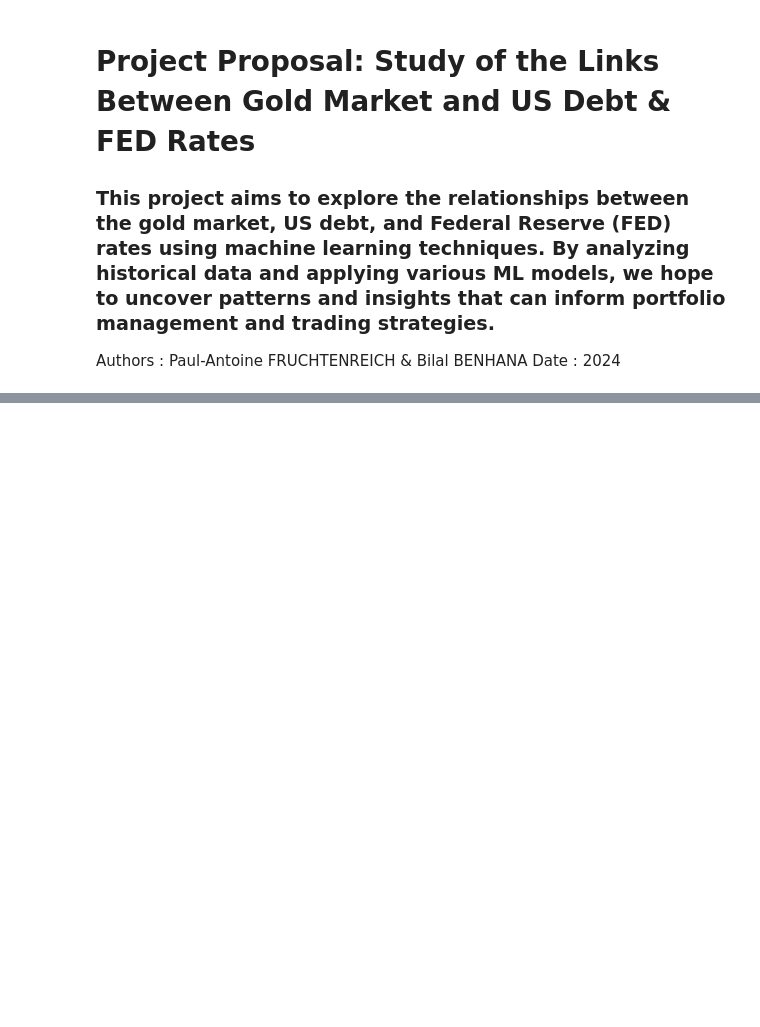
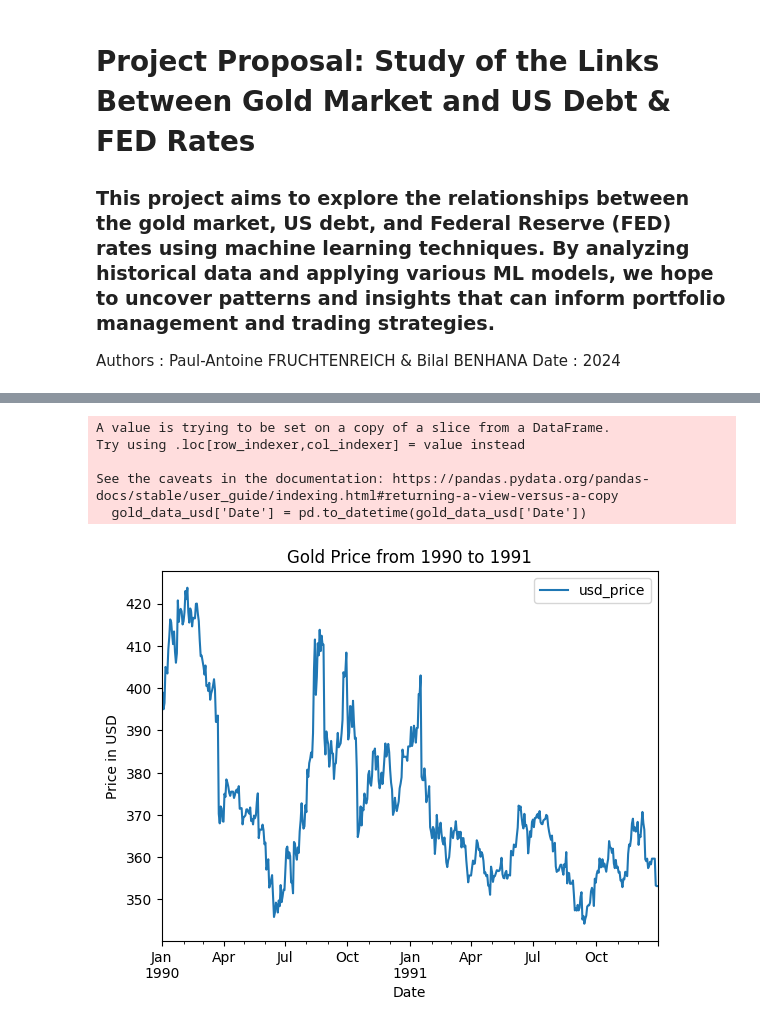
Before and after one commit to pafruchtenreich/ML_for_finance, a Jupyter notebook: notebook.ipynb, the cells around one changed output, grey strips where cells are left out. Drawn from its saved outputs; the diff is of its cells as text; code cells hidden in the pictures; blank space fills up the shorter version.

Commit message:
Fixing data scrapping issues + Generated some plots + first correlation analysis

```diff
--- a/notebook.ipynb
+++ b/notebook.ipynb
@@ -58,0 +68,28 @@ debt_to_penny_df.head() # Display the first few rows of the DataFrame
+# %%
+# Download kaggle dataset of gold price from 1979 to present on a daily basis
+path = kagglehub.dataset_download("jishnukoliyadan/gold-price-1979-present")
+# %%
+# Load the gold price data into a DataFrame
+
+gold_data = pd.read_csv(path + "\Daily_Gold_Price_on_World.csv")
+gold_data_usd = gold_data[["Date", "US dollar (USD)"]]
+gold_data_usd['Date'] = pd.to_datetime(gold_data_usd['Date'])
+gold_data_usd = gold_data_usd.rename(columns={"US dollar (USD)": "usd_price"})
+gold_data_usd = gold_data_usd.set_index('Date')
+# %% [output]
+A value is trying to be set on a copy of a slice from a DataFrame.
+Try using .loc[row_indexer,col_indexer] = value instead
+
+See the caveats in the documentation: https://pandas.pydata.org/pandas-docs/stable/user_guide/indexing.html#returning-a-view-versus-a-copy
+  gold_data_usd['Date'] = pd.to_datetime(gold_data_usd['Date'])
+# %%
+
+# plot the gold price data from 1 jan 1990 to 31 dec 1991
+
+gold_data_usd['1990-01-01':'1991-12-31'].plot()
+plt.title('Gold Price from 1990 to 1991')
+plt.xlabel('Date')
+plt.ylabel('Price in USD')
+plt.show()
+# %% [output]
+[figure, added]
```
Also changed, not shown: parts of 6 cells of this notebook.
